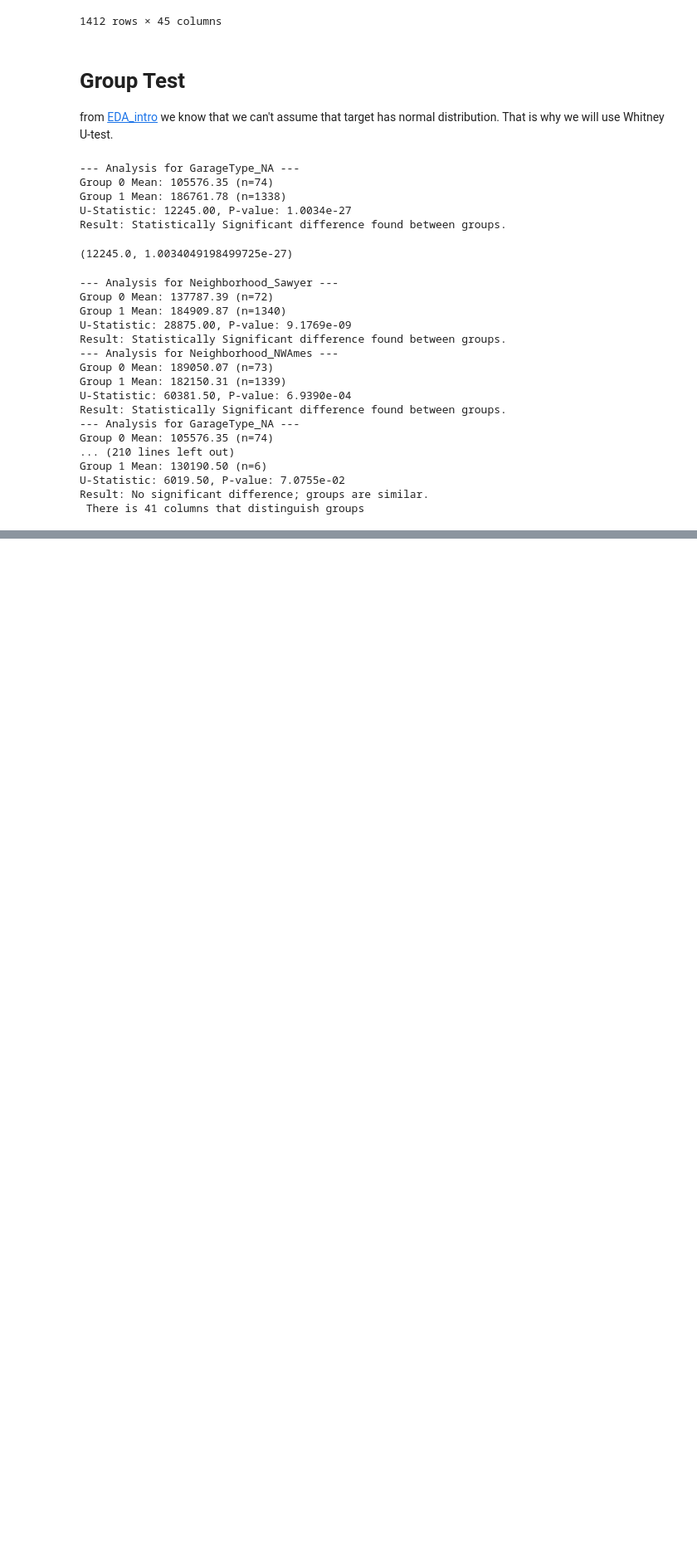
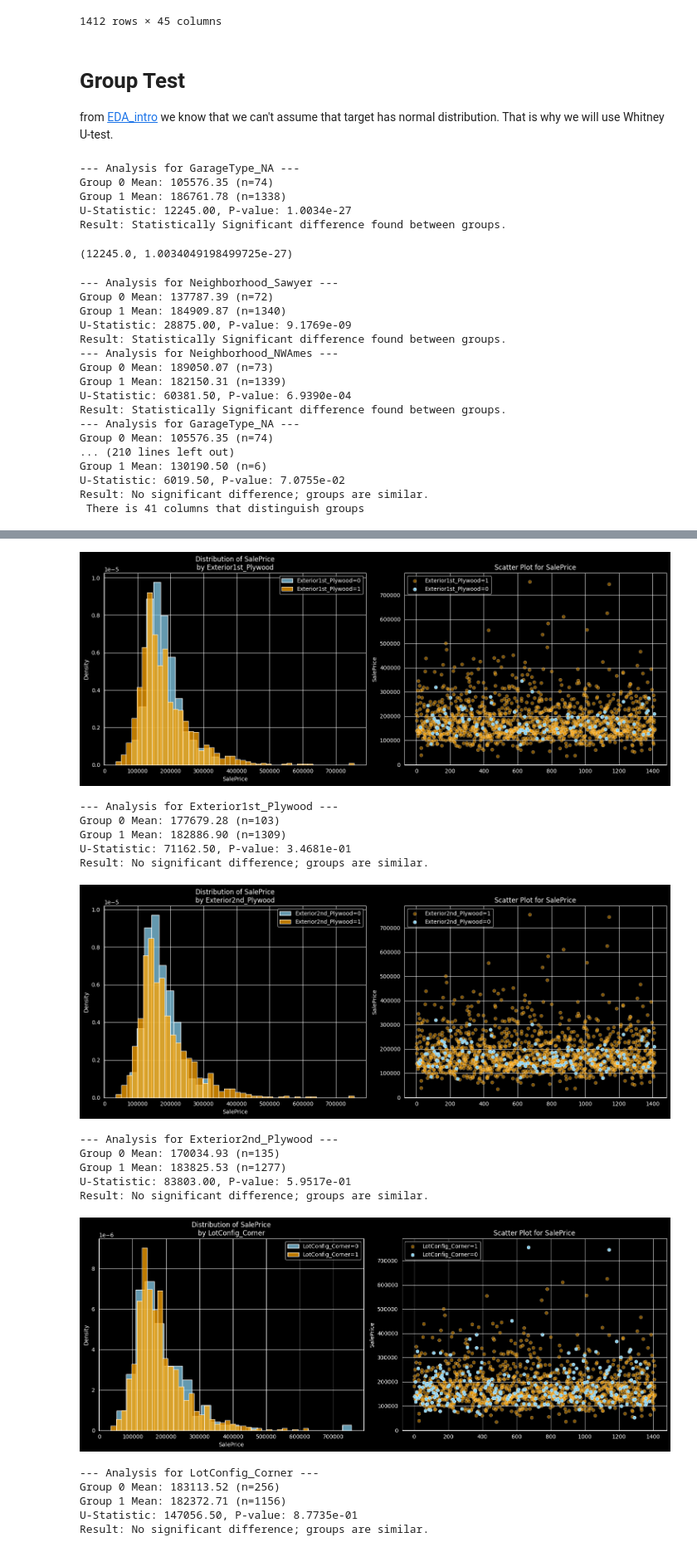
Before and after one commit to xXKeNdAmAmAsTeRXx/House_Prices_project, a Jupyter notebook: 3.1_EDA_binary.ipynb, the cells around one changed output, grey strips where cells are left out. Shown at 83% size. Saved outputs shown, nothing was run; the diff lists cells and outputs as text; code cells hidden in the pictures; blank space fills up the shorter version.

Commit message:
analyze of invalid ones

```diff
--- a/3.1_EDA_binary.ipynb
+++ b/3.1_EDA_binary.ipynb
@@ -167,0 +170,22 @@ Result: No significant difference; groups are similar.
+# %%
+for c in invalid_features_col:
+    analyze_binary_split(X, y, c, True)
+# %% [output]
+[figure, added]
+--- Analysis for Exterior1st_Plywood ---
+Group 0 Mean: 177679.28 (n=103)
+Group 1 Mean: 182886.90 (n=1309)
+U-Statistic: 71162.50, P-value: 3.4681e-01
+Result: No significant difference; groups are similar.
+[figure, added]
+--- Analysis for Exterior2nd_Plywood ---
+Group 0 Mean: 170034.93 (n=135)
+Group 1 Mean: 183825.53 (n=1277)
+U-Statistic: 83803.00, P-value: 5.9517e-01
+Result: No significant difference; groups are similar.
+[figure, added]
+--- Analysis for LotConfig_Corner ---
+Group 0 Mean: 183113.52 (n=256)
+Group 1 Mean: 182372.71 (n=1156)
+U-Statistic: 147056.50, P-value: 8.7735e-01
+Result: No significant difference; groups are similar.
```
Also changed, not shown: parts of 2 cells of this notebook.
